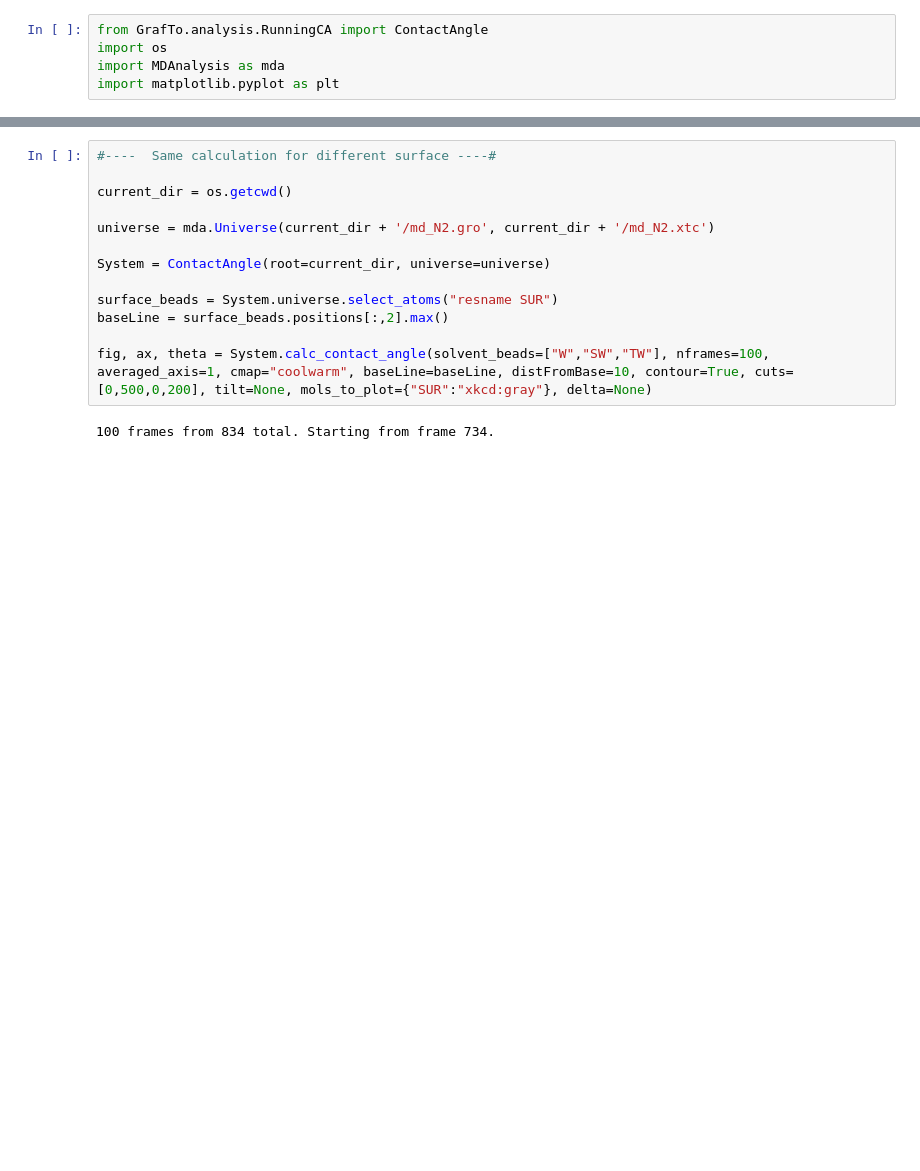
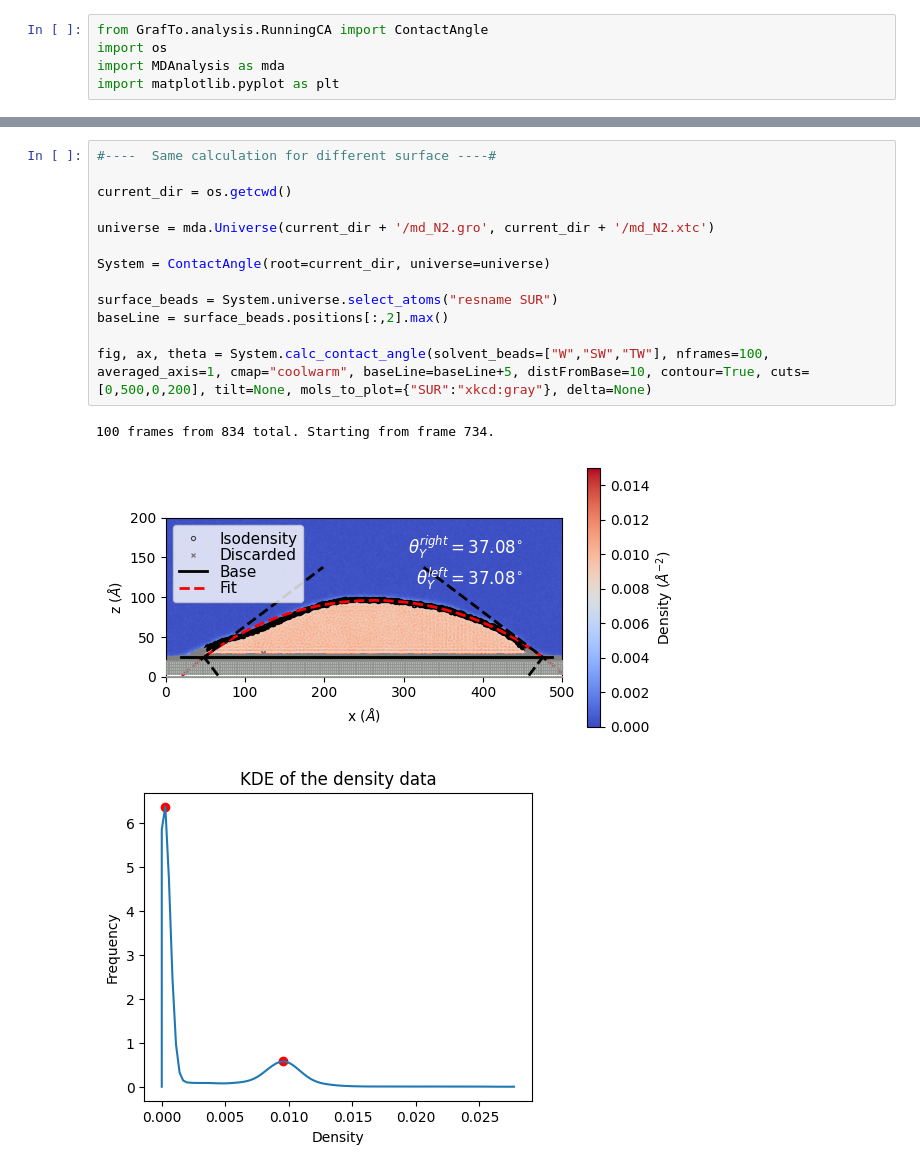
Before and after one commit to frasera00/PhD_Programs, a Jupyter notebook: Analysis_CA.ipynb, the cells around one changed output, grey strips where cells are left out. Cells and saved outputs as stored; diff of their text form; blank space fills up the shorter version.

```diff
--- a/Analysis_CA.ipynb
+++ b/Analysis_CA.ipynb
@@ -49,15 +49,17 @@ figs, theta = System.calc_contact_angle(solvent_beads=["W","SW","TW"], nframes=1
 # %%
 #----  Same calculation for different surface ----#
 
 current_dir = os.getcwd()
 
 universe = mda.Universe(current_dir + '/md_N2.gro', current_dir + '/md_N2.xtc')
 
 System = ContactAngle(root=current_dir, universe=universe)
 
 surface_beads = System.universe.select_atoms("resname SUR")
 baseLine = surface_beads.positions[:,2].max()
 
-fig, ax, theta = System.calc_contact_angle(solvent_beads=["W","SW","TW"], nframes=100, averaged_axis=1, cmap="coolwarm", baseLine=baseLine, distFromBase=10, contour=True, cuts=[0,500,0,200], tilt=None, mols_to_plot={"SUR":"xkcd:gray"}, delta=None)
+fig, ax, theta = System.calc_contact_angle(solvent_beads=["W","SW","TW"], nframes=100, averaged_axis=1, cmap="coolwarm", baseLine=baseLine+5, distFromBase=10, contour=True, cuts=[0,500,0,200], tilt=None, mols_to_plot={"SUR":"xkcd:gray"}, delta=None)
 # %% [output]
 100 frames from 834 total. Starting from frame 734.
+[figure, added]
+[figure, added]
```
Also changed, not shown: parts of 1 cell of this notebook.
